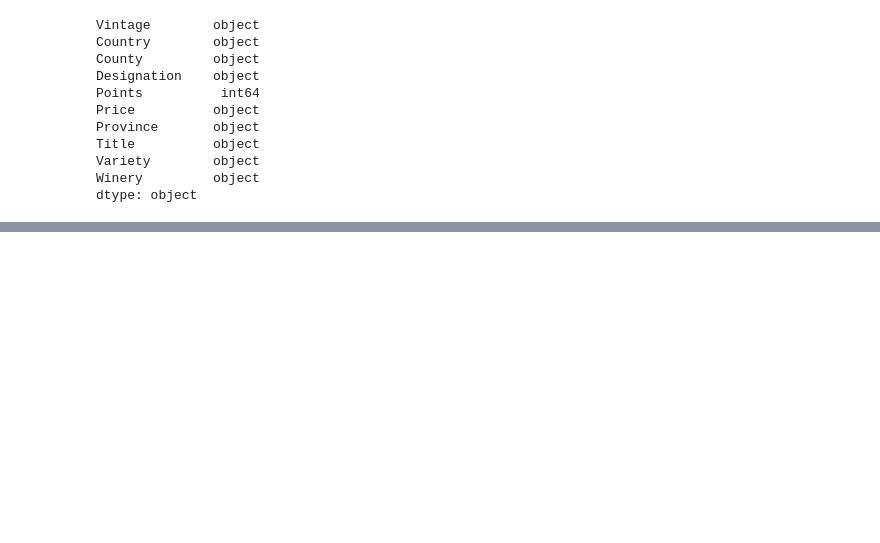
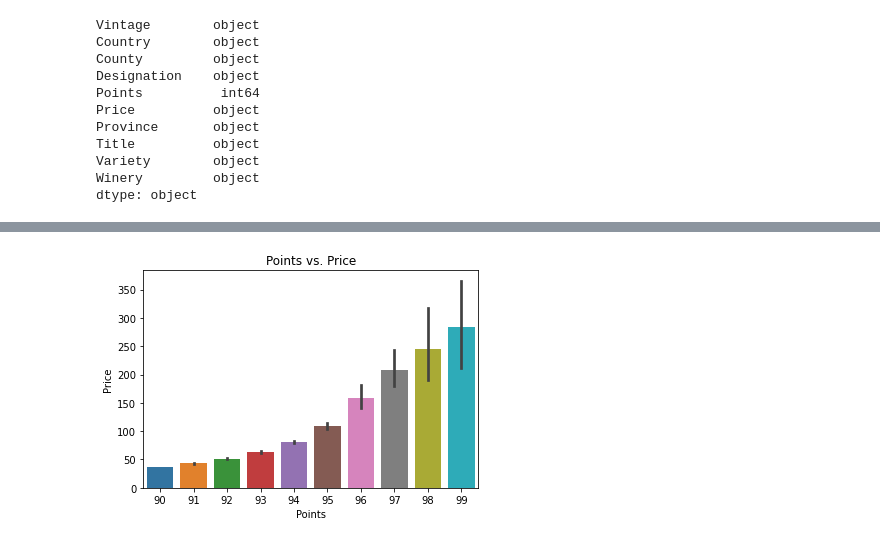
Before and after one commit to IssyL08/ELT_Project, a Jupyter notebook: wine review.ipynb, the cells around one changed output, grey strips where cells are left out. Cells and saved outputs as stored; diff of their text form; code cells hidden in the pictures; blank space fills up the shorter version.

```diff
--- a/wine review.ipynb
+++ b/wine review.ipynb
@@ -62,3 +115,6 @@ Province                  object
 Country                   object
 Winery                    object
 dtype: object
+# %%
+wine_merge_df=pd.concat([wine_df,wine_2_df,], ignore_index=True)
+wine_merge_df.head(10)
@@ -94,6 +162,3 @@ Title          object
 Variety        object
 Winery         object
 dtype: object
-# %%
-wine_merge_df=pd.concat([wine_df, wine_global_df], ignore_index=True)
-wine_merge_df
@@ -293,0 +202,3 @@ max_value_column = wine_titles_92["Price"].max()
+# %%
+wine_merge2_df=wine_merge_df.drop_duplicates(subset=['Title'])
+wine_merge2_df
@@ -293,0 +386,3 @@ max_value_column = wine_titles_92["Price"].max()
+# %%
+wine_range_90_99=wine_merge2_df[(wine_merge2_df.Points>= 90) & (wine_merge2_df.Points <= 99)]
+wine_range_90_99
@@ -293,0 +405,6 @@ max_value_column = wine_titles_92["Price"].max()
+# %%
+Price_Points=sns.barplot(x = 'Points', y = 'Price', data = wine_range_90_99)
+plt.title("Points vs. Price")
+plt.savefig("chart/Price_Points.png")
+# %% [output]
+[figure, added]
```
Also changed, not shown: parts of 45 cells of this notebook, 14 other files.
